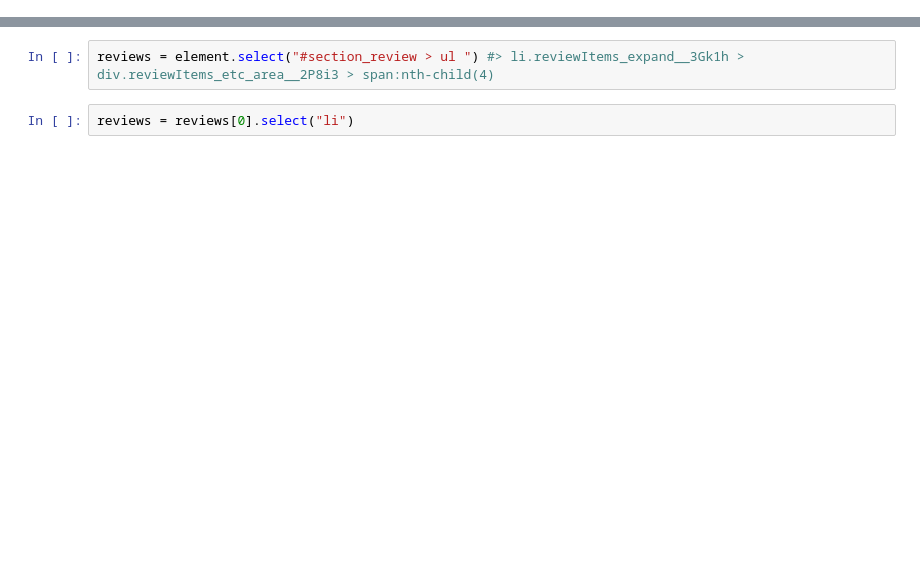
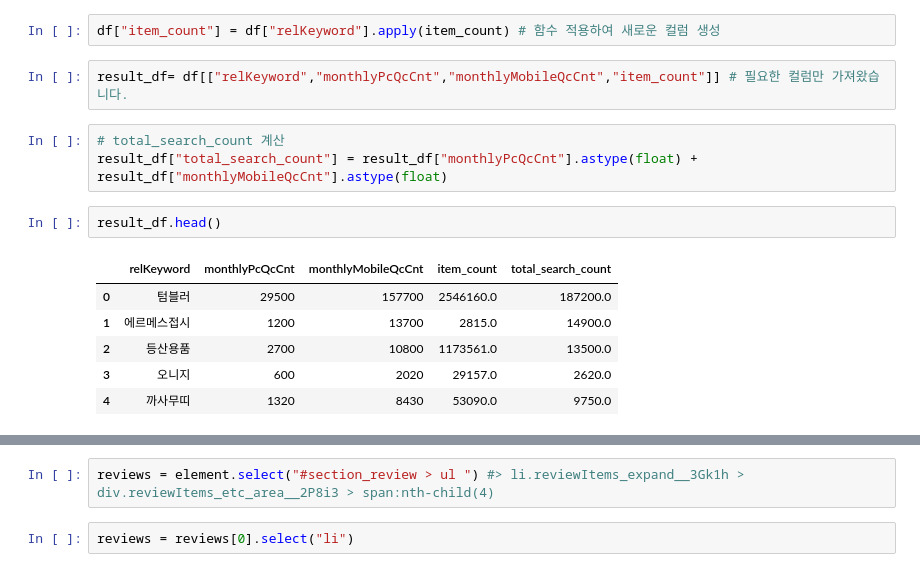
Before and after one commit to Jjomaeng/KT_Projects, a Jupyter notebook: Data Analysis/02_naver_smart_store_project_.ipynb, the cells around one changed output, grey strips where cells are left out. Cells and saved outputs as stored; diff of their text form; blank space fills up the shorter version.

```diff
--- a/Data Analysis/02_naver_smart_store_project_.ipynb
+++ b/Data Analysis/02_naver_smart_store_project_.ipynb
@@ -40,0 +138,16 @@ import seaborn as sns
+# %%
+df["item_count"] = df["relKeyword"].apply(item_count) # 함수 적용하여 새로운 컬럼 생성
+# %%
+result_df= df[["relKeyword","monthlyPcQcCnt","monthlyMobileQcCnt","item_count"]] # 필요한 컬럼만 가져왔습니다.
+# %%
+# total_search_count 계산
+result_df["total_search_count"] = result_df["monthlyPcQcCnt"].astype(float) + result_df["monthlyMobileQcCnt"].astype(float)
+# %%
+result_df.head()
+# %% [output]
+|  | relKeyword | monthlyPcQcCnt | monthlyMobileQcCnt | item_count | total_search_count |
+| 0 | 텀블러 | 29500 | 157700 | 2546160.0 | 187200.0 |
+| 1 | 에르메스접시 | 1200 | 13700 | 2815.0 | 14900.0 |
+| 2 | 등산용품 | 2700 | 10800 | 1173561.0 | 13500.0 |
+| 3 | 오니지 | 600 | 2020 | 29157.0 | 2620.0 |
+| 4 | 까사무띠 | 1320 | 8430 | 53090.0 | 9750.0 |
```
Also changed, not shown: parts of 57 cells of this notebook.
